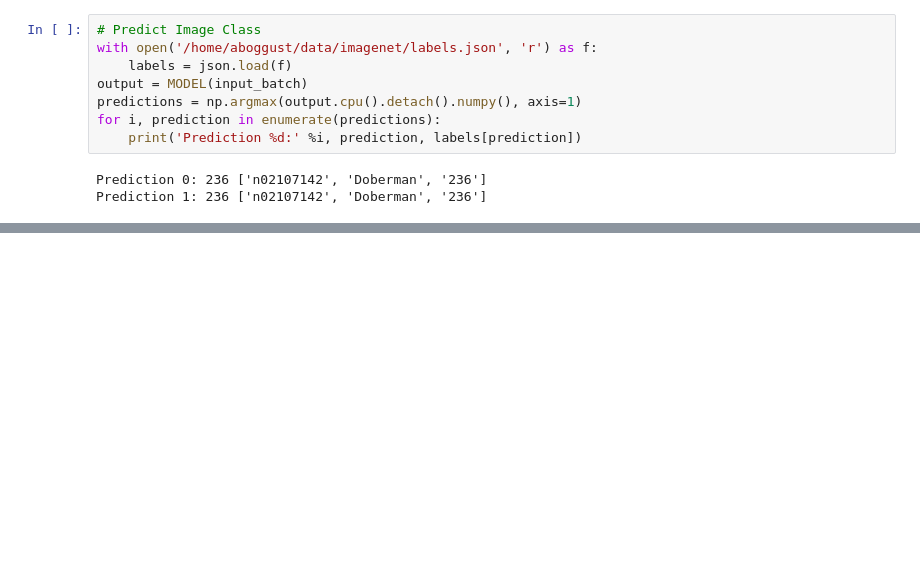
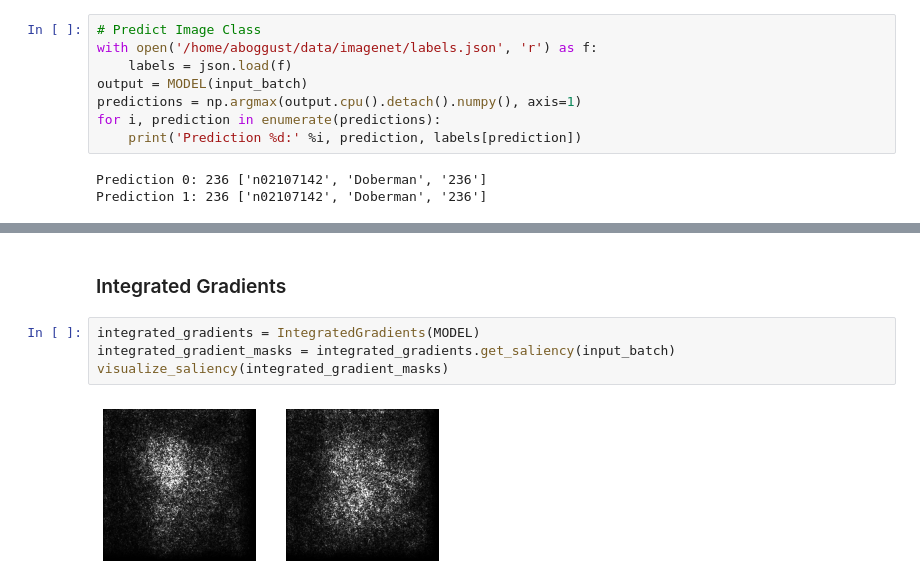
Before and after one commit to aboggust/interpretability-methods, a Jupyter notebook: examples/interpretability_examples.ipynb, the cells around one changed output, grey strips where cells are left out. Drawn from its saved outputs; the diff is of its cells as text; blank space fills up the shorter version.

```diff
--- a/examples/interpretability_examples.ipynb
+++ b/examples/interpretability_examples.ipynb
@@ -198,0 +95,8 @@ visualize_masks(lime_masks)
+# %% [markdown]
+### Integrated Gradients
+# %%
+integrated_gradients = IntegratedGradients(MODEL)
+integrated_gradient_masks = integrated_gradients.get_saliency(input_batch)
+visualize_saliency(integrated_gradient_masks)
+# %% [output]
+[figure, added]
```
Also changed, not shown: parts of 54 cells of this notebook, 14 other files.
